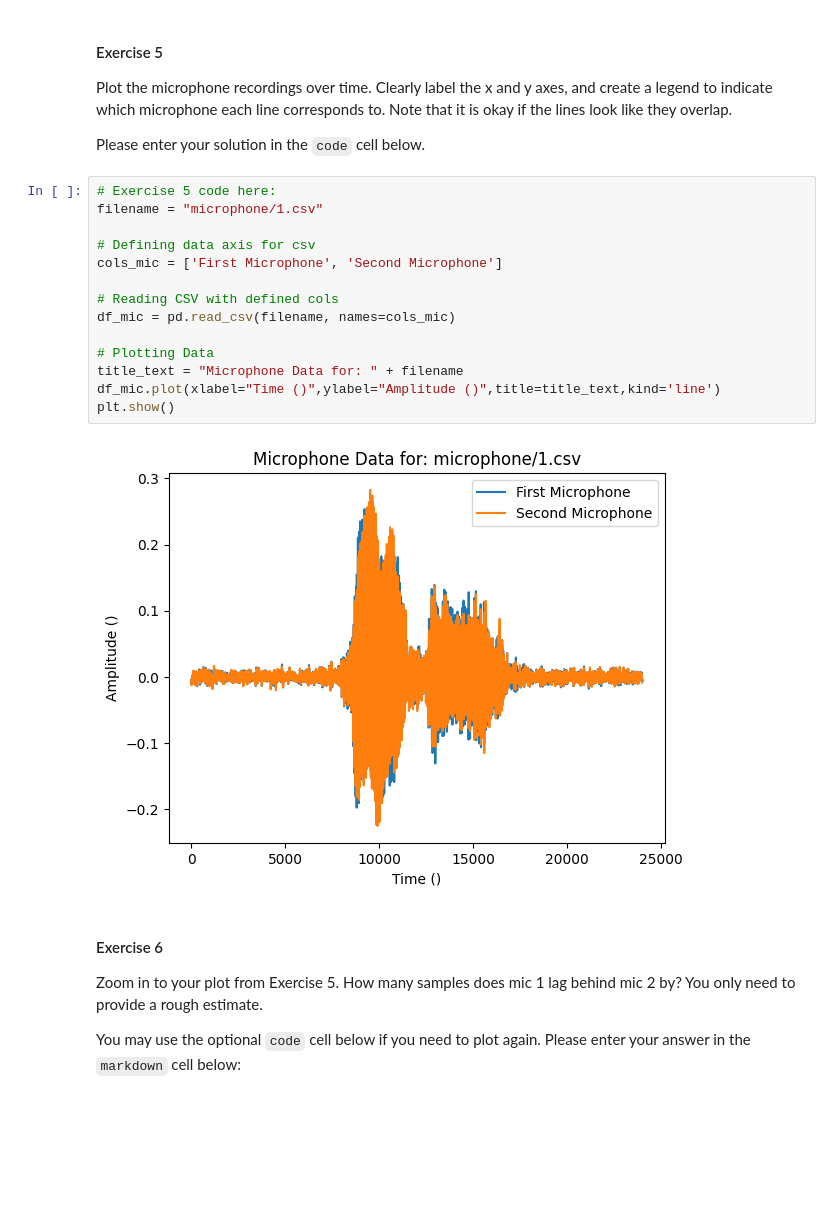
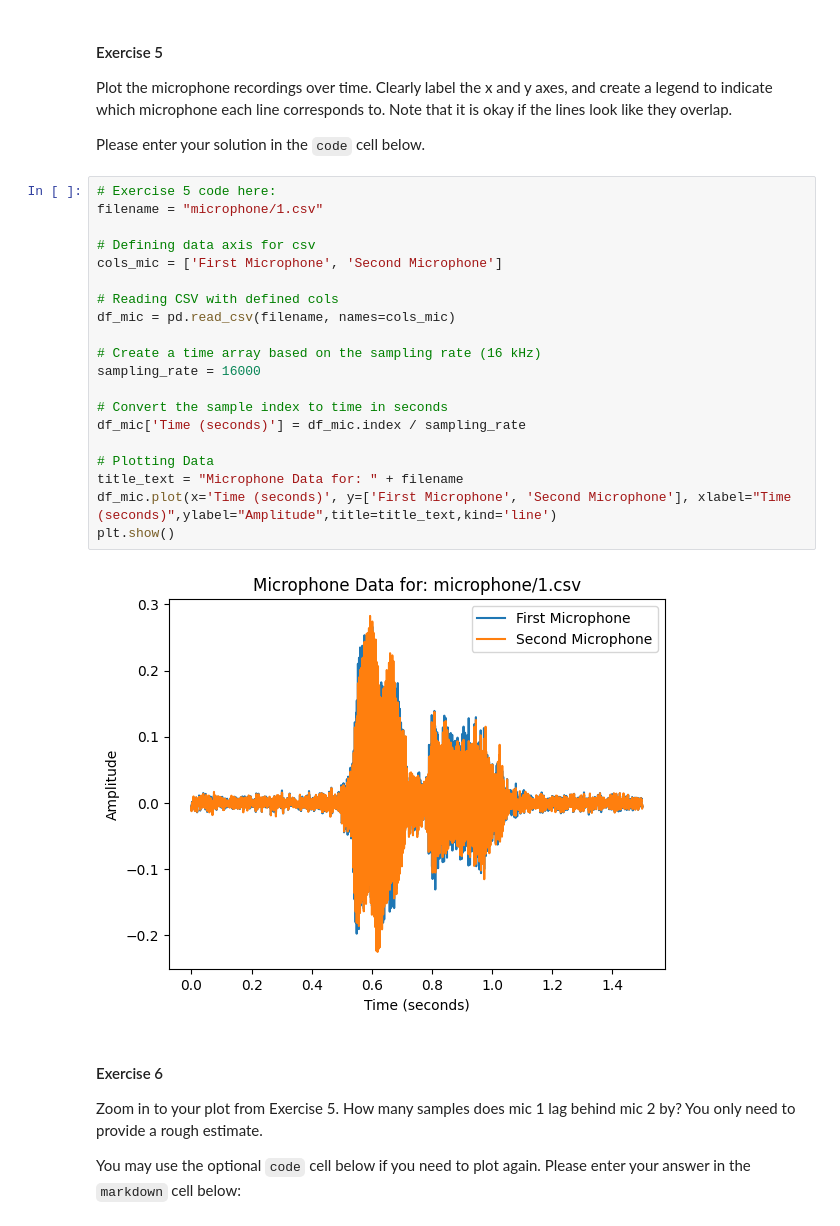
Before and after one commit to rutvikts/ECE434_SP24, a Jupyter notebook: MP1_data_visualization/MP1.ipynb, the cells around one changed output. Saved outputs shown, nothing was run; the diff lists cells and outputs as text; blank space fills up the shorter version.

```diff
--- a/MP1_data_visualization/MP1.ipynb
+++ b/MP1_data_visualization/MP1.ipynb
@@ -132,19 +132,25 @@ Please enter your solution in the `code` cell below.
 # %%
 # Exercise 5 code here:
 filename = "microphone/1.csv"
 
 # Defining data axis for csv
 cols_mic = ['First Microphone', 'Second Microphone']
 
 # Reading CSV with defined cols
 df_mic = pd.read_csv(filename, names=cols_mic)
 
+# Create a time array based on the sampling rate (16 kHz)
+sampling_rate = 16000
+
+# Convert the sample index to time in seconds
+df_mic['Time (seconds)'] = df_mic.index / sampling_rate
+
 # Plotting Data
 title_text = "Microphone Data for: " + filename
-df_mic.plot(xlabel="Time ()",ylabel="Amplitude ()",title=title_text,kind='line')
+df_mic.plot(x='Time (seconds)', y=['First Microphone', 'Second Microphone'], xlabel="Time (seconds)",ylabel="Amplitude",title=title_text,kind='line')
 plt.show()
 # %% [output]
-[figure, old version]
+[figure, new version]
 # %% [markdown]
 #### Exercise 6
 Zoom in to your plot from Exercise 5. How many samples does mic 1 lag behind mic 2 by? You only need to provide a rough estimate.
```
Also changed, not shown: parts of 5 cells of this notebook.
